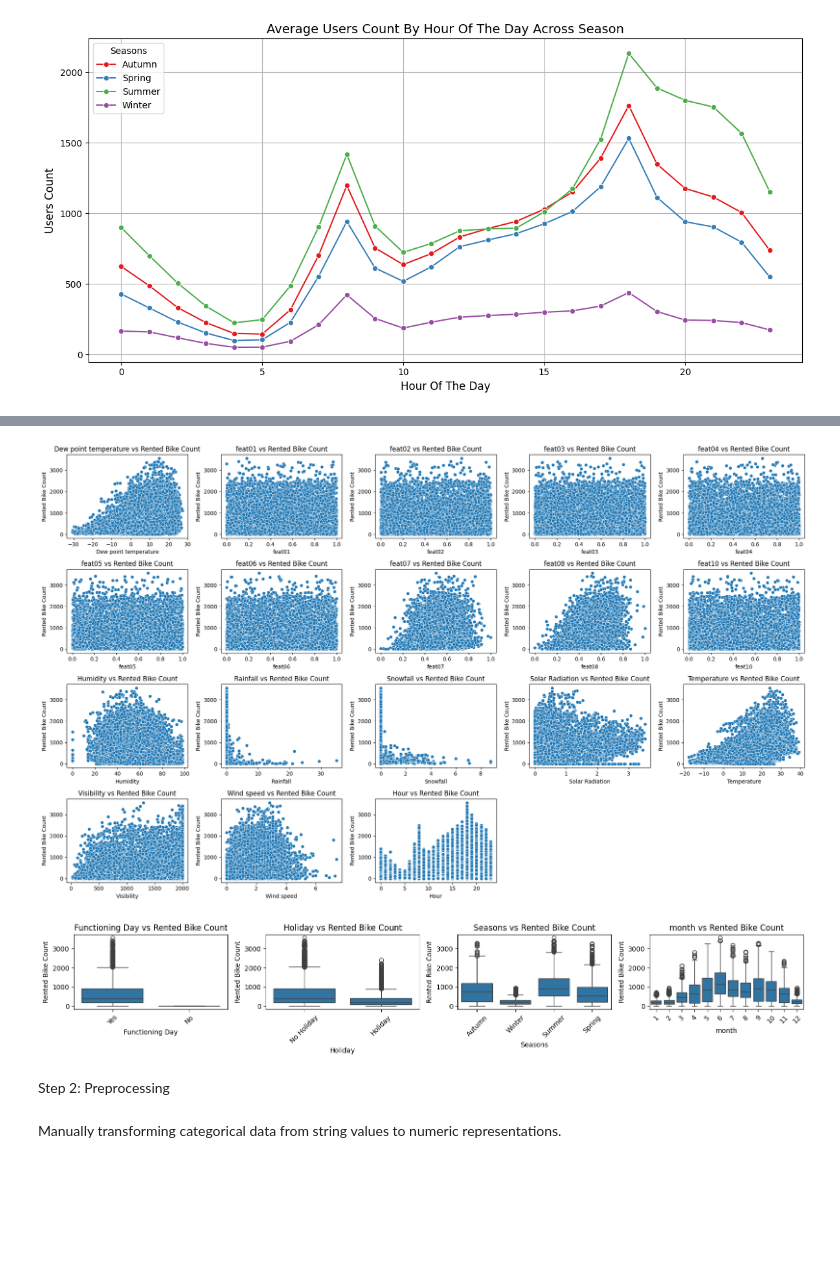
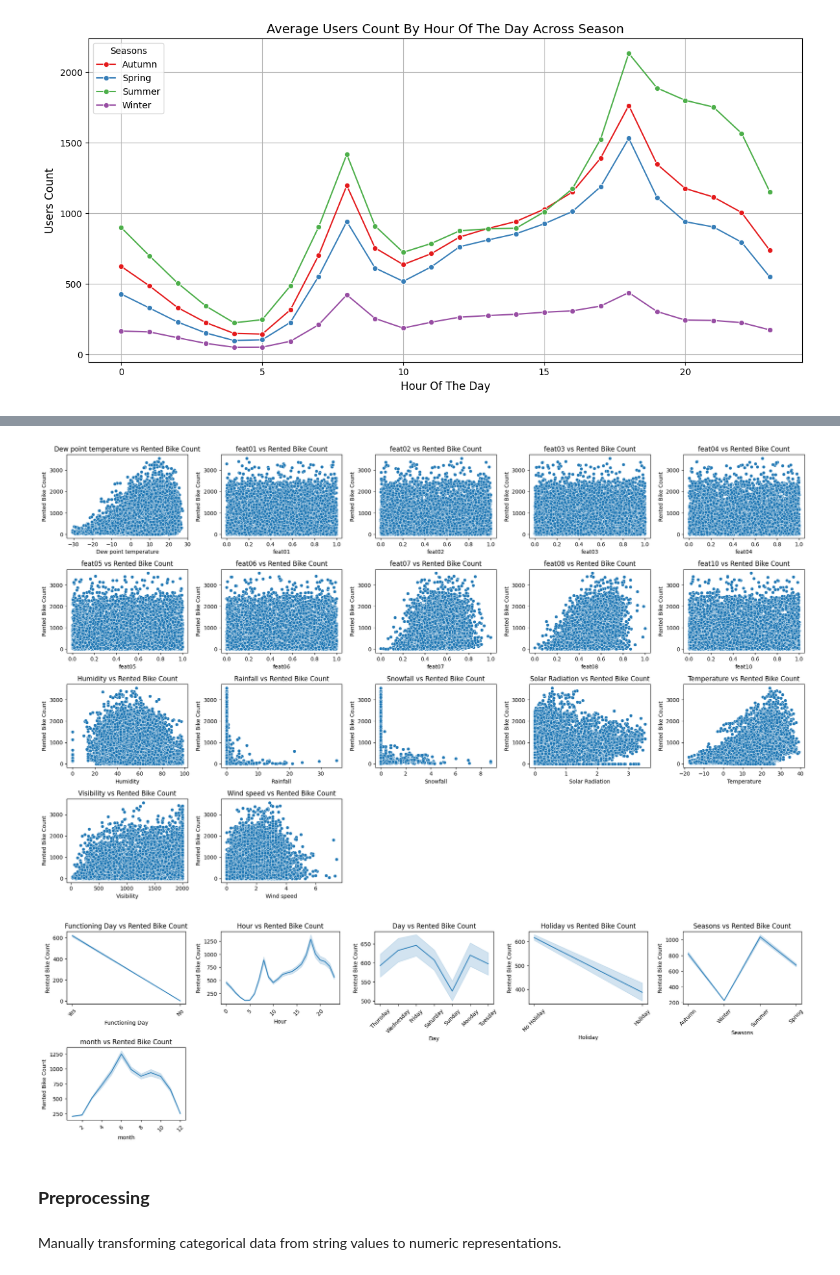
Before and after one commit to shokoufehnaseri/new_ML2_regression-, a Jupyter notebook: regression_vs.ipynb, the cells around one changed output, grey strips where cells are left out. Drawn from its saved outputs; the diff is of its cells as text; code cells hidden in the pictures; blank space fills up the shorter version.

```diff
--- a/regression_vs.ipynb
+++ b/regression_vs.ipynb
@@ -317,0 +352,8 @@ plot_average_users_by_hour_season(Data, target='Rented Bike Count', hour_col='Ho
+# %%
+import pandas as pd
+
+# Convert the 'Date' column to datetime, specifying dayfirst=True
+Data['Date'] = pd.to_datetime(Data['Date'], dayfirst=True)
+
+# Add a 'Day' column to extract the day names
+Data['Day'] = Data['Date'].dt.day_name()
@@ -324,9 +401,9 @@ def plot_relationships_grid(df, target_variable):
         "Dew point temperature", "feat01", "feat02", "feat03", "feat04",
         "feat05", "feat06", "feat07", "feat08", "feat10", "Humidity",
         "Rainfall", "Snowfall", "Solar Radiation", "Temperature",
-        "Visibility", "Wind speed", "Hour"
+        "Visibility", "Wind speed"
     ]
-    categorical_features = ["Functioning Day", "Holiday", "Seasons", 'month']
+    categorical_features = ["Functioning Day", "Hour", "Day", "Holiday", "Seasons", "month"]
 
     # Set up grid for numerical features
     n_num = len(numerical_features)
@@ -345,38 +422,38 @@ def plot_relationships_grid(df, target_variable):
     for j in range(i + 1, len(axes_num)):
         fig_num.delaxes(axes_num[j])
 
     plt.tight_layout()
     plt.show()
 
     # Set up grid for categorical features
     n_cat = len(categorical_features)
     n_rows_cat = (n_cat + 4) // 5  # Adjust rows for fewer categorical features
     fig_cat, axes_cat = plt.subplots(n_rows_cat, 5, figsize=(20, n_rows_cat * 3))
     axes_cat = axes_cat.flatten()
 
     for i, feature in enumerate(categorical_features):
         if feature in df.columns:  # Check if feature exists
-            sns.boxplot(x=feature, y=target_variable, data=df, ax=axes_cat[i])
+            sns.lineplot(x=feature, y=target_variable, data=df, ax=axes_cat[i])
             axes_cat[i].set_title(f'{feature} vs {target_variable}')
             axes_cat[i].set_xlabel(feature)
             axes_cat[i].set_ylabel(target_variable)
             axes_cat[i].tick_params(axis='x', rotation=45)
 
     # Hide unused axes
     for j in range(i + 1, len(axes_cat)):
         fig_cat.delaxes(axes_cat[j])
 
     plt.tight_layout()
     plt.show()
 
 # Call the function
 #plot_relationships_grid(X_train.assign(target=y_train), "target")
 plot_relationships_grid(Data, 'Rented Bike Count')
 # %% [output]
-[figure, old version]
+[figure, new version]
-[figure, old version]
+[figure, new version]
-# %% [markdown]
-Step 2: Preprocessing
+# %% [markdown]
+### **Preprocessing**
 # %%
 Data = Data.drop(columns=['id'])
 # %%
```
Also changed, not shown: parts of 34 cells of this notebook.
